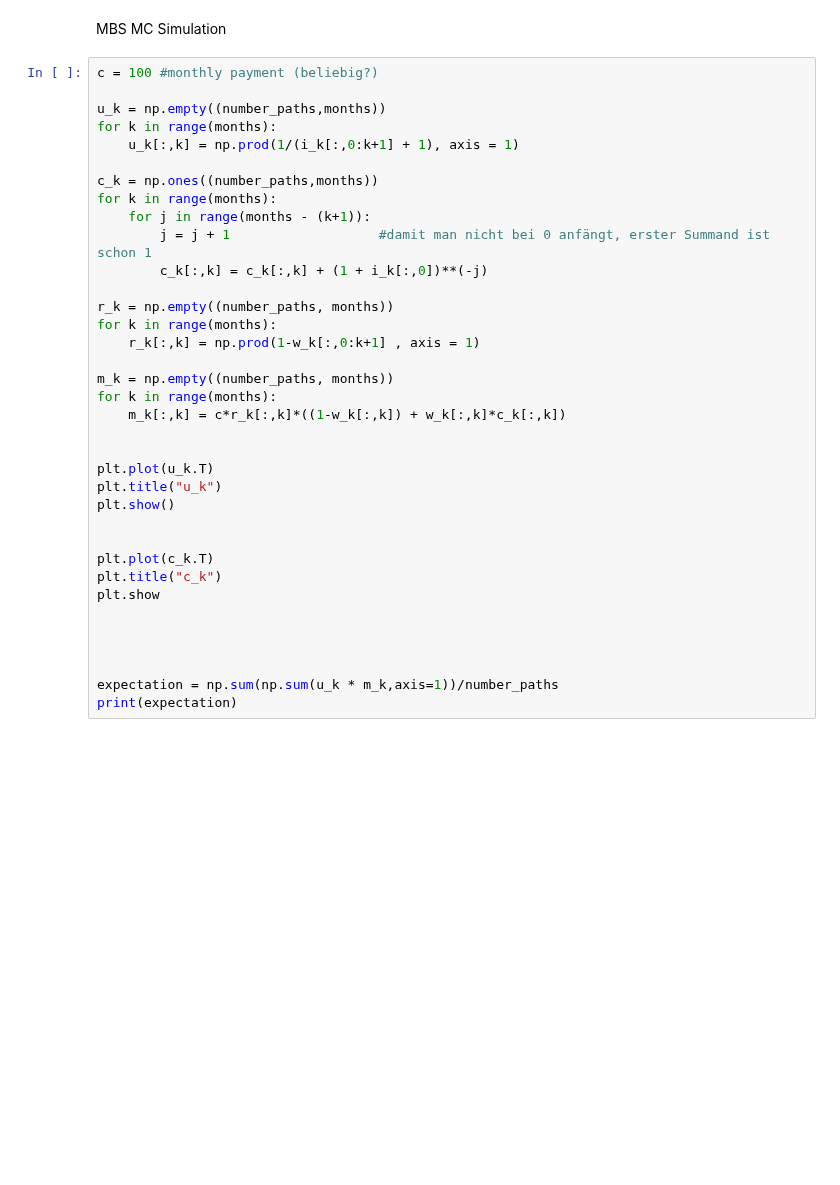
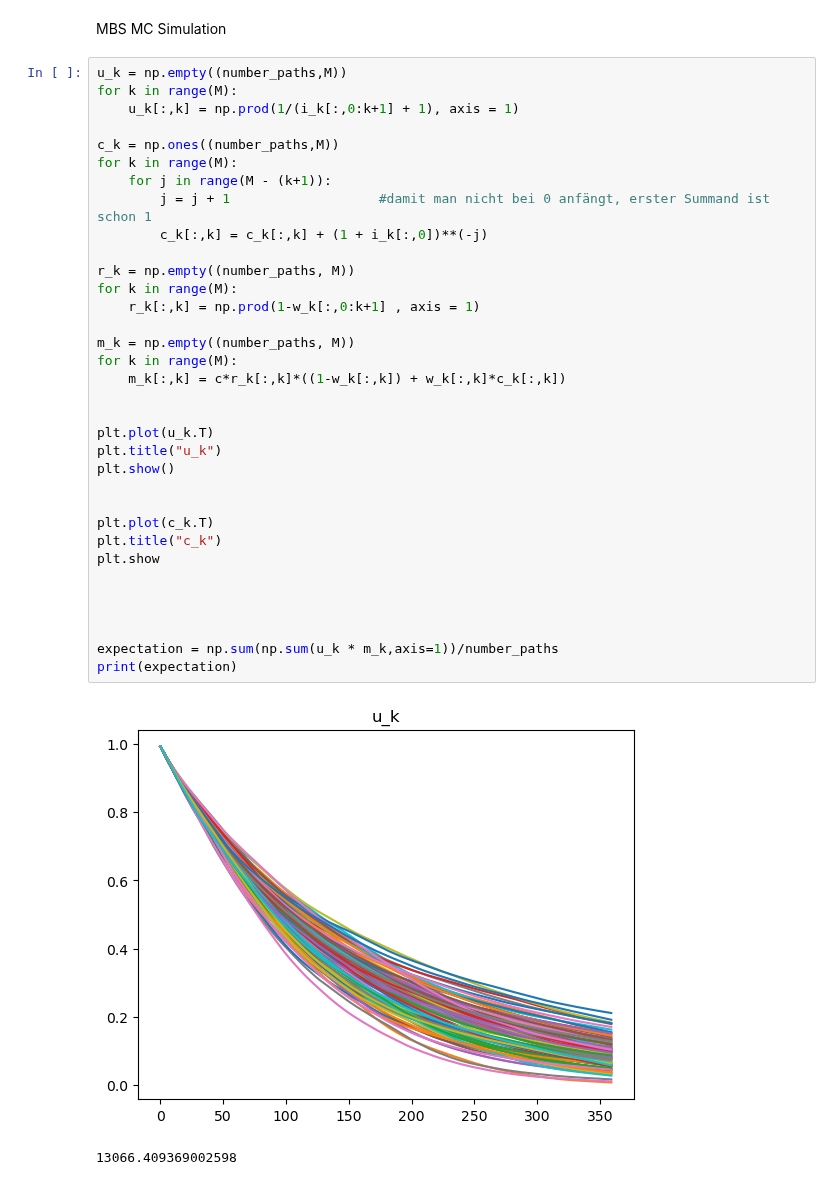
Before and after one commit to fabiangothe/Bachelor-thesis, a Jupyter notebook: MBS.ipynb, the cells around one changed output. Cells and saved outputs as stored; diff of their text form; blank space fills up the shorter version.

```diff
--- a/MBS.ipynb
+++ b/MBS.ipynb
@@ -182,38 +138,39 @@ w_k = K1+K2*np.arctan(K3 * i_k + K4)
 # %% [markdown]
 MBS MC Simulation
 # %%
-c = 100 #monthly payment (beliebig?)
-
-u_k = np.empty((number_paths,months))
-for k in range(months):
+u_k = np.empty((number_paths,M))
+for k in range(M):
     u_k[:,k] = np.prod(1/(i_k[:,0:k+1] + 1), axis = 1)
 
-c_k = np.ones((number_paths,months))
-for k in range(months):
-    for j in range(months - (k+1)):
+c_k = np.ones((number_paths,M))
+for k in range(M):
+    for j in range(M - (k+1)):
         j = j + 1                   #damit man nicht bei 0 anfängt, erster Summand ist schon 1
         c_k[:,k] = c_k[:,k] + (1 + i_k[:,0])**(-j)
 
-r_k = np.empty((number_paths, months))
-for k in range(months):
+r_k = np.empty((number_paths, M))
+for k in range(M):
     r_k[:,k] = np.prod(1-w_k[:,0:k+1] , axis = 1)
 
-m_k = np.empty((number_paths, months))
-for k in range(months):
+m_k = np.empty((number_paths, M))
+for k in range(M):
     m_k[:,k] = c*r_k[:,k]*((1-w_k[:,k]) + w_k[:,k]*c_k[:,k])
 
 
 plt.plot(u_k.T)
 plt.title("u_k")
 plt.show()
 
 
 plt.plot(c_k.T)
 plt.title("c_k")
 plt.show
 
 
 
 
 expectation = np.sum(np.sum(u_k * m_k,axis=1))/number_paths
 print(expectation)
+# %% [output]
+[figure, added]
+13066.409369002598
```
Also changed, not shown: parts of 13 cells of this notebook.
